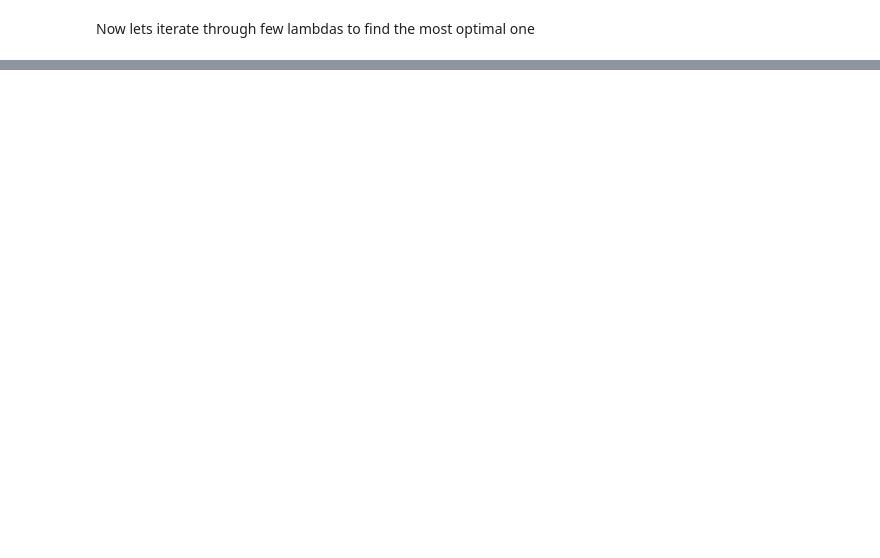
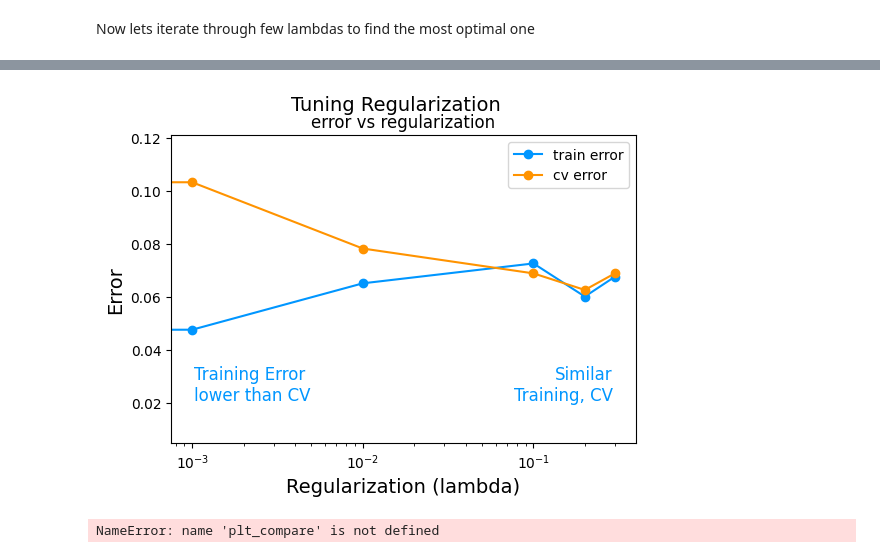
Before and after one commit to ssykkur/NN-and-poly-diagnostics-with-tensorflow-and-sklearn, a Jupyter notebook: NNs.ipynb, the cells around one changed output, grey strips where cells are left out. Drawn from its saved outputs; the diff is of its cells as text; code cells hidden in the pictures; blank space fills up the shorter version.

```diff
--- a/NNs.ipynb
+++ b/NNs.ipynb
@@ -272,7 +272,7 @@ lambdas = [0.0, 0.001, 0.01, 0.1, 0.2, 0.3]
 num_lambdas = len(lambdas)
 models = [None] * num_lambdas
 
-for i in num_lambdas:
+for i in range(num_lambdas):
     lambda_ = lambdas[i]
     models[i] = Sequential(
         [
@@ -285,3 +285,8 @@ for i in num_lambdas:
         loss=tf.keras.losses.SparseCategoricalCrossentropy(from_logits=True),
         optimizer=tf.keras.optimizers.Adam(0.01)
     )
+
+    models[i].fit(
+        X_train, y_train,
+        epochs=1000
+    )
@@ -287,0 +311,8 @@ for i in num_lambdas:
+# %%
+plot_iterate(lambdas, models, X_train, y_train, X_cv, y_cv)
+# %% [output]
+[figure, added]
+# %%
+plt_compare(X_test,y_test, classes, model_predict_s, model_predict_r, centers)
+# %% [output]
+NameError: name 'plt_compare' is not defined
```
Also changed, not shown: parts of 15 cells of this notebook.
